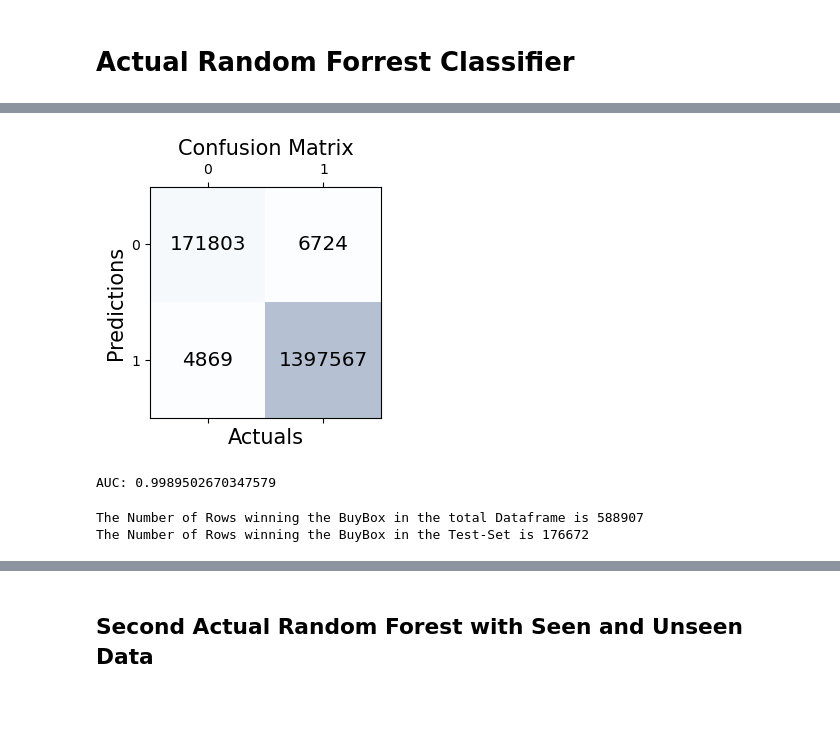
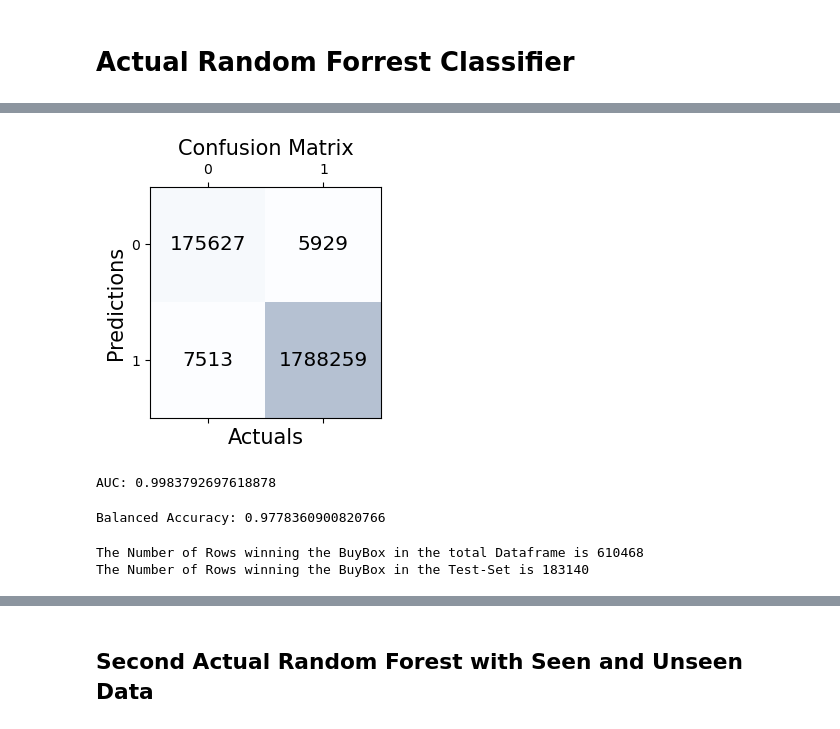
Before and after one commit to RobertBetschinger/MA-Analyse, a Jupyter notebook: Notebooks/(3.2)BuyBox_Relative_Seen_Unseen.ipynb, the cells around one changed output, grey strips where cells are left out. Cells and saved outputs as stored; diff of their text form; code cells hidden in the pictures.

```diff
--- a/Notebooks/(3.2)BuyBox_Relative_Seen_Unseen.ipynb
+++ b/Notebooks/(3.2)BuyBox_Relative_Seen_Unseen.ipynb
@@ -14,7 +108,7 @@ The Number of Offers winning the BuyBox is 610435
 # %%
-## Exclude all Rows where condition isnt New and which where a reactive Crawl
+## Exclude all Rows where condition isnt New and which where a reactive Crawl. No dont do that, dataset gets much smaller then
 df = df[df['trigByReactive'] != True]
-df = df[df['condition'].isin(['Neu', 'New'])]
+#df = df[df['condition'].isin(['Neu', 'New'])]
 
 ## Calculate the Price Diff For each Offer Timestamp Combination
 def calculate_price_diff_and_ratio(group):
@@ -24,11 +118,5 @@ def calculate_price_diff_and_ratio(group):
     return group
 
 grouped_df = df.groupby(['asin', 'time'],group_keys=True)
+#This new Dataframe isn`t grouped anymore
 df = grouped_df.apply(calculate_price_diff_and_ratio)
-
-# Create a new column 'is_amazon' and set its value to True if the sellerName is 'Amazon', else set it to False
-df['is_amazon'] = df['sellerName'] == 'amazon'
-
-# Count the number of rows where 'is_amazon' is True
-amazon_count = df['is_amazon'].sum()
-print(f"Number of rows sold by Amazon: {amazon_count}")
@@ -76,0 +123,11 @@ df['date_diff'] = df['date_diff'].fillna(rounded_mean_date_diff_fba).astype(int)
+# %%
+def encode_seller_name(seller_name):
+    #amazon_variations = ['amazon', 'Amazon Warehouse', 'Amazon US', 'Amazon UK', 'Amazon']
+    amazon_variations = ['amazon', 'Amazon Warehouse ']
+    for index, variation in enumerate(amazon_variations, start=1):
+        if seller_name == variation:
+            return index
+
+    return 0  # for 3P sellers
+
+df['seller_category'] = df['sellerName'].apply(encode_seller_name)
@@ -76,0 +155,14 @@ df['date_diff'] = df['date_diff'].fillna(rounded_mean_date_diff_fba).astype(int)
+# %%
+#Its general better to deploy min max scaling after Imputing Data
+import pandas as pd
+from sklearn.preprocessing import MinMaxScaler
+
+
+# Instantiate the MinMaxScaler
+scaler = MinMaxScaler()
+
+# Select the columns to scale
+columns_to_scale = ["sellerbewertung", "lieferpreis"]
+
+# Apply the scaling
+df[columns_to_scale] = scaler.fit_transform(df[columns_to_scale])
@@ -96,51 +204,60 @@ from sklearn.metrics import roc_auc_score
 from sklearn.metrics import balanced_accuracy_score
 import matplotlib.pyplot as plt
 
-X = df[['price_diff','price_ratio','seller_sterne','sellerbewertung','Fulfillment_type','lieferpreis','date_diff','is_amazon','numberOfSellers']]
+#X = df[['price_diff','price_ratio','seller_sterne','sellerbewertung','Fulfillment_type','lieferpreis','date_diff','is_amazon','numberOfSellers','encoded_condition']]
+#X = df[['price_diff','price_ratio','seller_sterne','sellerbewertung','Fulfillment_type','lieferpreis','date_diff','is_amazon','numberOfSellers','encoded_condition']]
+#X = df[['price_diff','price_ratio','seller_sterne','Fulfillment_type','lieferpreis','date_diff','is_amazon','numberOfSellers','encoded_condition']]
+X = df[['price_diff','price_ratio','Fulfillment_type','lieferpreis','sellerbewertung','date_diff','numberOfSellers','encoded_condition','seller_category']]
+#X = df[['price_ratio']]
 y = df['buyBoxWinner']
-
 X_train, X_test, y_train, y_test = train_test_split(X, y, test_size=0.3, random_state=42,stratify=y)
 
 # Create and train the Random Forest Classifier
 rfc = RandomForestClassifier(n_estimators=100, random_state=42)
 rfc.fit(X_train, y_train)
 
 # Make predictions on the test set
 y_pred_proba = rfc.predict_proba(X_test)[:, 1]  # Only take the probabilities for the positive class
 
 # Calculate the confusion matrix
 y_pred = rfc.predict(X_test)
 conf_matrix = confusion_matrix(y_true=y_test, y_pred=y_pred)
 
 # Swap True Positives and True Negatives
 conf_matrix[0,0], conf_matrix[1,1] = conf_matrix[1,1], conf_matrix[0,0]
 
 # Print the confusion matrix using Matplotlib
 fig, ax = plt.subplots(figsize=(3, 3))
 ax.matshow(conf_matrix, cmap=plt.cm.Blues, alpha=0.3)
 for i in range(conf_matrix.shape[0]):
     for j in range(conf_matrix.shape[1]):
         ax.text(x=j, y=i,s=conf_matrix[i, j], va='center', ha='center', size='x-large')
 
 plt.xlabel('Actuals', fontsize=15)
 plt.ylabel('Predictions', fontsize=15)
 plt.title('Confusion Matrix', fontsize=15)
 plt.show()
 
 # Calculate the AUC
 auc = roc_auc_score(y_test, y_pred_proba)
 print("AUC:", auc)
 # %% [output]
-[figure, old version]
+[figure, new version]
-AUC: 0.9989502670347579
+AUC: 0.9983792697618878
+# %%
+# Calculate the balanced accuracy
+bal_acc = balanced_accuracy_score(y_test, y_pred)
+print("Balanced Accuracy:", bal_acc)
+# %% [output]
+Balanced Accuracy: 0.9778360900820766
 # %%
-num_true = (df['buyBoxWinner'] == 't').sum()
+num_true = (df['buyBoxWinner'] == True).sum()
 num_true
 print(f"The Number of Rows winning the BuyBox in the total Dataframe is {num_true}")
 print(f"The Number of Rows winning the BuyBox in the Test-Set is {conf_matrix[0,0] + conf_matrix[1,0]}")
 # %% [output]
-The Number of Rows winning the BuyBox in the total Dataframe is 588907
-The Number of Rows winning the BuyBox in the Test-Set is 176672
+The Number of Rows winning the BuyBox in the total Dataframe is 610468
+The Number of Rows winning the BuyBox in the Test-Set is 183140
 # %%
 value_counts = y_test.value_counts()
 # print the result
```
Also changed, not shown: parts of 34 cells of this notebook, 8 other files.
